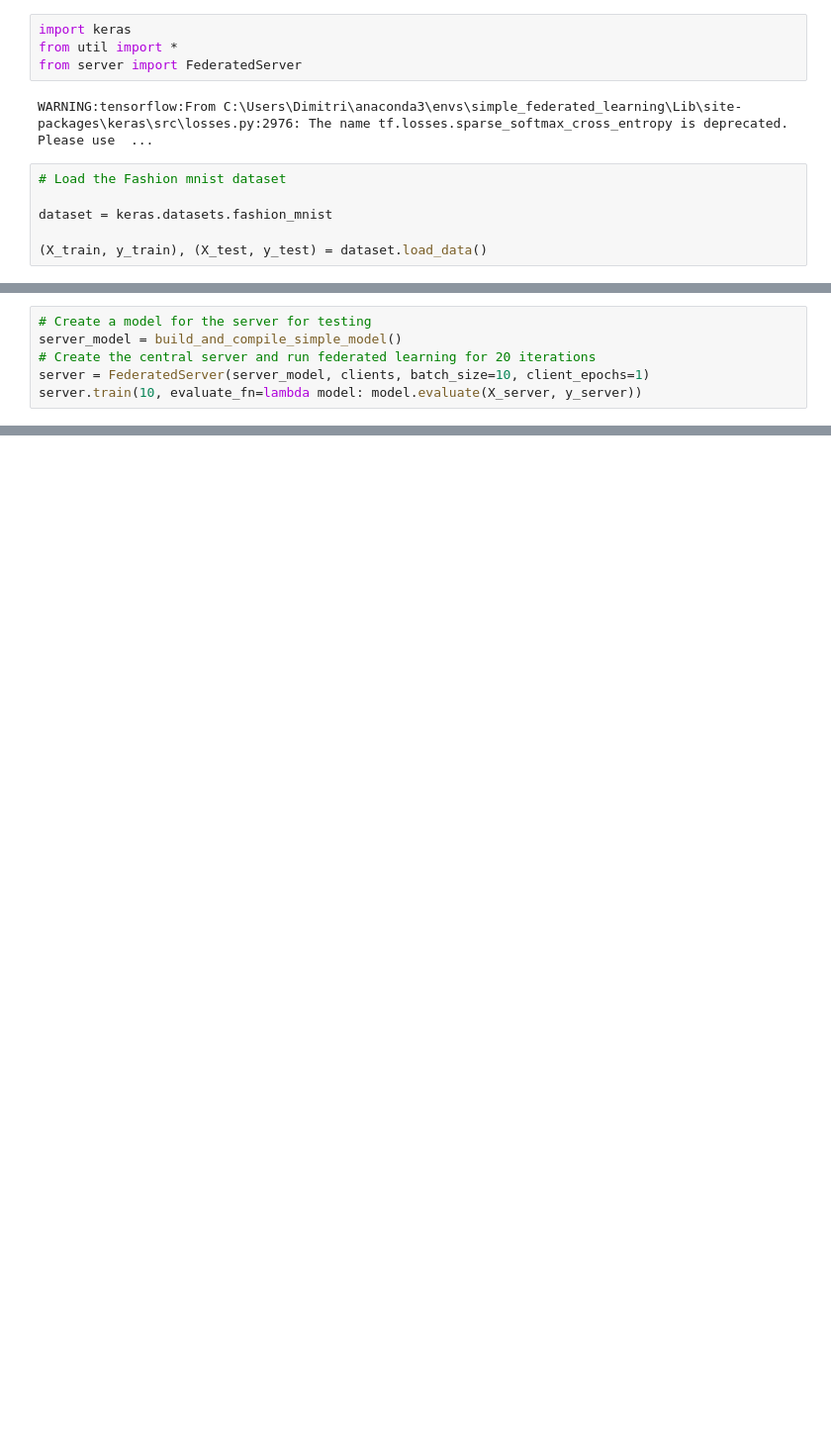
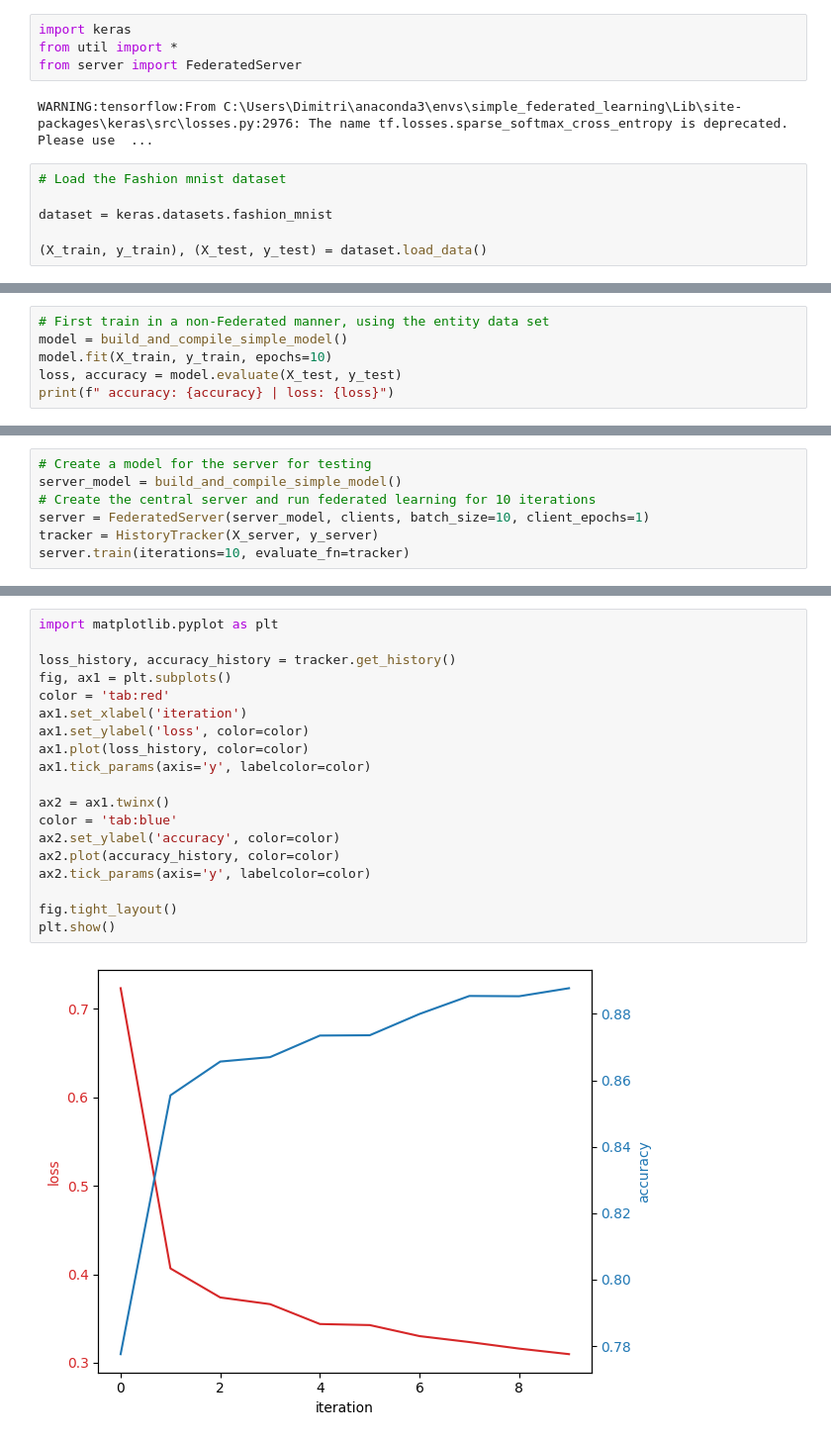
Before and after one commit to algorythmist/simple_federated_learning, a Jupyter notebook: federated_demo.ipynb, the cells around one changed output, grey strips where cells are left out. Shown at 99% size. Drawn from its saved outputs; the diff is of its cells as text; blank space fills up the shorter version.

```diff
--- a/federated_demo.ipynb
+++ b/federated_demo.ipynb
@@ -16,0 +48,6 @@ dataset = keras.datasets.fashion_mnist
+# %%
+# First train in a non-Federated manner, using the entity data set
+model = build_and_compile_simple_model()
+model.fit(X_train, y_train, epochs=10)
+loss, accuracy = model.evaluate(X_test, y_test)
+print(f" accuracy: {accuracy} | loss: {loss}")
@@ -33,9 +86,10 @@ WARNING:tensorflow:From C:\Users\Dimitri\anaconda3\envs\simple_federated_learnin
 # %%
 # Create a model for the server for testing
 server_model = build_and_compile_simple_model()
-# Create the central server and run federated learning for 20 iterations
+# Create the central server and run federated learning for 10 iterations
 server = FederatedServer(server_model, clients, batch_size=10, client_epochs=1)
-server.train(10, evaluate_fn=lambda model: model.evaluate(X_server, y_server))
+tracker = HistoryTracker(X_server, y_server)
+server.train(iterations=10, evaluate_fn=tracker)
 # %% [output]
 Server iteration 0
 Fitting local model for client client_1
@@ -64,0 +119,21 @@ print(f" accuracy: {accuracy} | loss: {loss}")
+# %%
+import matplotlib.pyplot as plt
+
+loss_history, accuracy_history = tracker.get_history()
+fig, ax1 = plt.subplots()
+color = 'tab:red'
+ax1.set_xlabel('iteration')
+ax1.set_ylabel('loss', color=color)
+ax1.plot(loss_history, color=color)
+ax1.tick_params(axis='y', labelcolor=color)
+
+ax2 = ax1.twinx()
+color = 'tab:blue'
+ax2.set_ylabel('accuracy', color=color)
+ax2.plot(accuracy_history, color=color)
+ax2.tick_params(axis='y', labelcolor=color)
+
+fig.tight_layout()
+plt.show()
+# %% [output]
+[figure, added]
```
Also changed, not shown: parts of 8 cells of this notebook, 3 other files.
